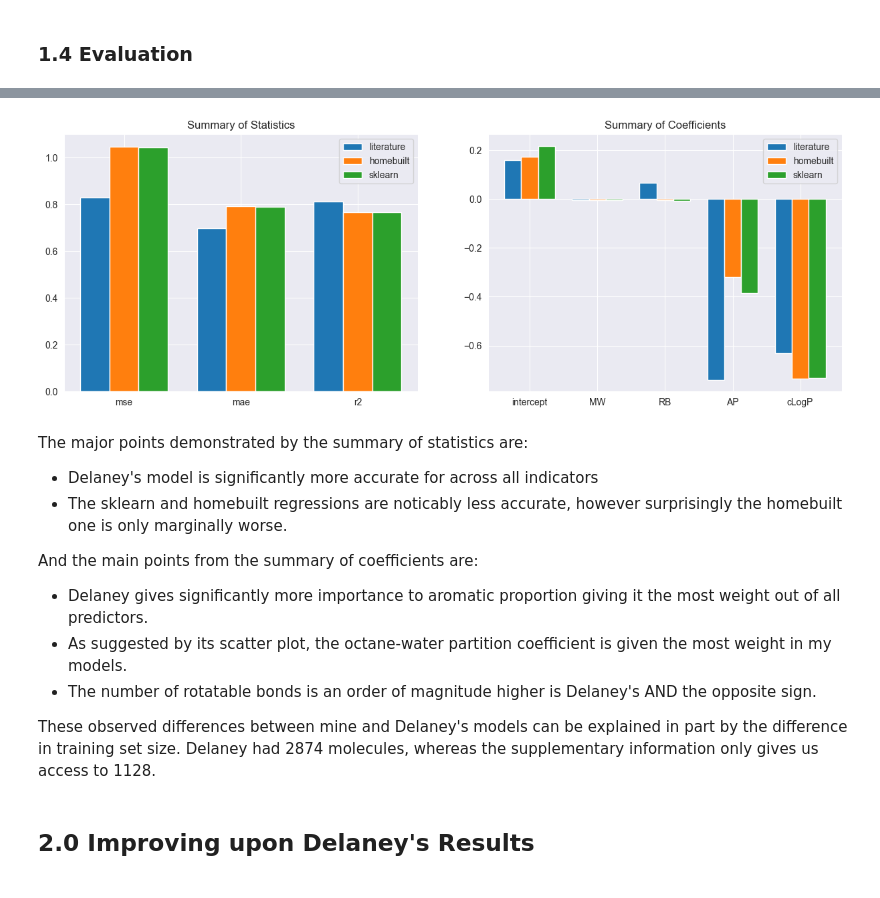
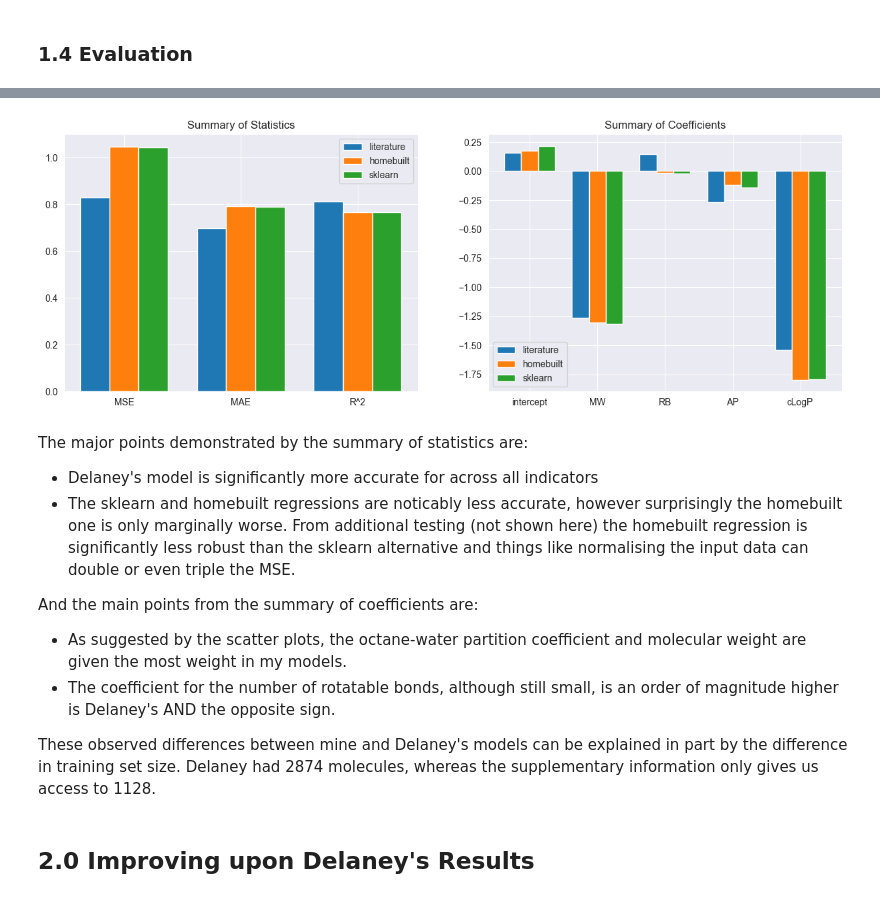
Before and after one commit to erwallace/Predicting-Aqueous-Solubilities, a Jupyter notebook: esol_linear_regression.ipynb, the cells around one changed output, grey strips where cells are left out. Drawn from its saved outputs; the diff is of its cells as text; code cells hidden in the pictures.

```diff
--- a/esol_linear_regression.ipynb
+++ b/esol_linear_regression.ipynb
@@ -235,9 +235,9 @@ Mean squared error (MSE): 1.0476
 Coefficient of determination (R^2): 0.7663
 # %%
 Delaney_homebuilt = { 'model':'homebuilt',
-                      'mse':mse,
-                      'mae':mae,
-                      'r2':r2,
+                      'MSE':mse,
+                      'MAE':mae,
+                      'R^2':r2,
                       'intercept':weights[0,0],
                       'MW':weights[0,1],
                       'RB':weights[0,2],
@@ -261,9 +261,9 @@ Mean squared error (MSE): 1.0447
 Coefficient of determination (R^2): 0.7669
 # %%
 Delaney_sklearn = { 'model':'sklearn_basic',
-                      'mse':mean_squared_error(Y_test, Y_pred_test),
-                      'mae':mean_absolute_error(Y_test, Y_pred_test),
-                      'r2':r2_score(Y_test, Y_pred_test),
+                      'MSE':mean_squared_error(Y_test, Y_pred_test),
+                      'MAE':mean_absolute_error(Y_test, Y_pred_test),
+                      'R^2':r2_score(Y_test, Y_pred_test),
                       'intercept':model.intercept_,
                       'MW':model.coef_[0],
                       'RB':model.coef_[1],
@@ -281,9 +281,9 @@ diff = df['Measured log(solubility/M)']-df['ESOL Predicted log(solubility/M)'].m
 d_r2 = 1 - (np.sum(delaney_error**2)/np.sum(diff**2))
 
 Delaney_literature = {'model':'literature',
-                      'mse':d_mse,
-                      'mae':d_mae,
-                      'r2':d_r2,
+                      'MSE':d_mse,
+                      'MAE':d_mae,
+                      'R^2':d_r2,
                       'intercept':0.16,
                       'MW':-0.0062,
                       'RB':0.066,
@@ -300,0 +303,6 @@ results
+# %%
+norm_results = results
+for parameter in df.columns:
+    if parameter in norm_results.columns:
+        norm_results[parameter] = norm_results[parameter] * df[parameter].mean()
+norm_results
@@ -303,46 +317,45 @@ results
 fig, ax = plt.subplots(ncols=2, figsize=(15,5))
 width = 0.25
 
 # summary of statistics
 ax1 = ax[0]
 
 X = results.columns[:3]
 X_axis = np.arange(len(X))
 
 ax1.bar(X_axis-width, results.loc['literature'][:3], width=width, label = 'literature')
 ax1.bar(X_axis, results.loc['homebuilt'][:3], width=width, label = 'homebuilt')
 ax1.bar(X_axis+width, results.loc['sklearn_basic'][:3], width=width, label = 'sklearn')
 
 ax1.set_xticks(X_axis, X)
 ax1.set_title("Summary of Statistics")
 ax1.legend()
 
 # summary of coefficients
 ax2 = ax[1]
 
 X = results.columns[3:]
 X_axis = np.arange(len(X))
 
-ax2.bar(X_axis-width, results.loc['literature'][3:], width=width, label = 'literature')
-ax2.bar(X_axis, results.loc['homebuilt'][3:], width=width, label = 'homebuilt')
-ax2.bar(X_axis+width, results.loc['sklearn_basic'][3:], width=width, label = 'sklearn')
+ax2.bar(X_axis-width, norm_results.loc['literature'][3:], width=width, label = 'literature')
+ax2.bar(X_axis, norm_results.loc['homebuilt'][3:], width=width, label = 'homebuilt')
+ax2.bar(X_axis+width, norm_results.loc['sklearn_basic'][3:], width=width, label = 'sklearn')
 
 ax2.set_xticks(X_axis, X)
 ax2.set_title("Summary of Coefficients")
 ax2.legend()
 
 plt.show()
 # %% [output]
-[figure, old version]
+[figure, new version]
 # %% [markdown]
 The major points demonstrated by the summary of statistics are:
 - Delaney's model is significantly more accurate for across all indicators
-- The sklearn and homebuilt regressions are noticably less accurate, however surprisingly the homebuilt one is only marginally worse.
+- The sklearn and homebuilt regressions are noticably less accurate, however surprisingly the homebuilt one is only marginally worse. From additional testing (not shown here) the homebuilt regression is significantly less robust than the sklearn alternative and things like normalising the input data can double or even triple the MSE.
 
 And the main points from the summary of coefficients are:
-- Delaney gives significantly more importance to aromatic proportion giving it the most weight out of all predictors.
-- As suggested by its scatter plot, the octane-water partition coefficient is given the most weight in my models.
-- The number of rotatable bonds is an order of magnitude higher is Delaney's AND the opposite sign.
+- As suggested by the scatter plots, the octane-water partition coefficient and molecular weight are given the most weight in my models.
+- The coefficient for the number of rotatable bonds, although still small, is an order of magnitude higher is Delaney's AND the opposite sign.
 
 These observed differences between mine and Delaney's models can be explained in part by the difference in training set size. Delaney had 2874 molecules, whereas the supplementary information only gives us access to 1128.
 # %% [markdown]
```
Also changed, not shown: parts of 13 cells of this notebook.
